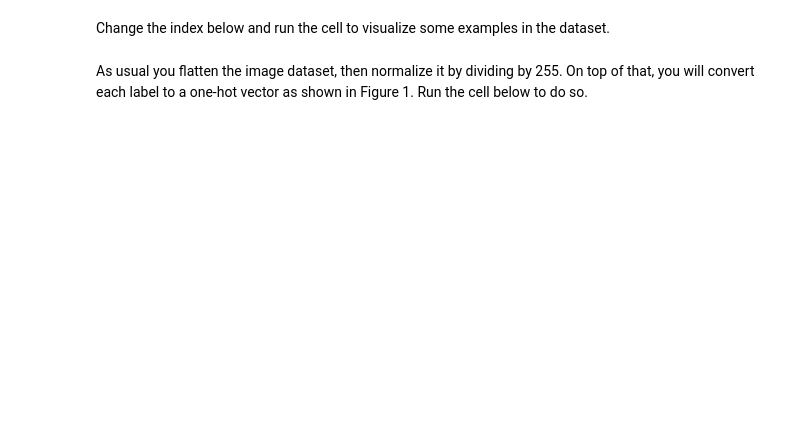
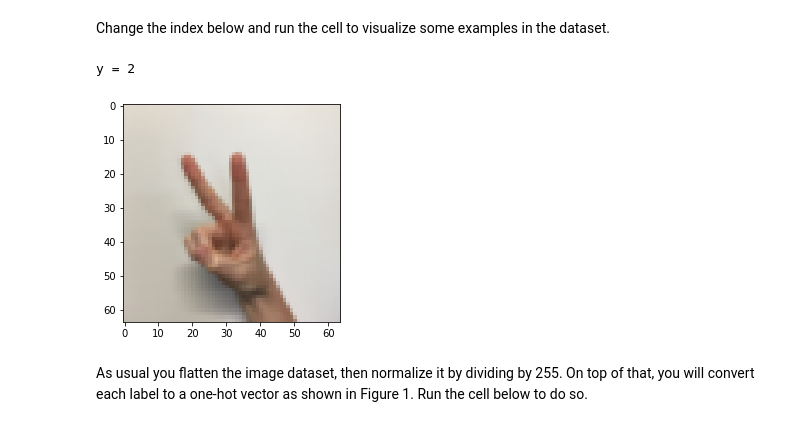
Before and after one commit to damianiRiccardo90/DL-Specialization, a Jupyter notebook: C2-Improving_Deep_Neural_Networks/W3-Hyperparameter_tuning_Batch_Normalization_and_Programming_Frameworks/TensorFlow_Tutorial_v3b.ipynb, the cells around one changed output. Saved outputs shown, nothing was run; the diff lists cells and outputs as text; code cells hidden in the pictures; blank space fills up the shorter version.

```diff
--- a/C2-Improving_Deep_Neural_Networks/W3-Hyperparameter_tuning_Batch_Normalization_and_Programming_Frameworks/TensorFlow_Tutorial_v3b.ipynb
+++ b/C2-Improving_Deep_Neural_Networks/W3-Hyperparameter_tuning_Batch_Normalization_and_Programming_Frameworks/TensorFlow_Tutorial_v3b.ipynb
@@ -480,9 +478,12 @@ X_train_orig, Y_train_orig, X_test_orig, Y_test_orig, classes = load_dataset()
 Change the index below and run the cell to visualize some examples in the dataset.
 # %%
 # Example of a picture
-index = 0
+index = 4
 plt.imshow(X_train_orig[index])
 print ("y = " + str(np.squeeze(Y_train_orig[:, index])))
+# %% [output]
+y = 2
+[figure, added]
 # %% [markdown]
 As usual you flatten the image dataset, then normalize it by dividing by 255. On top of that, you will convert each label to a one-hot vector as shown in Figure 1. Run the cell below to do so.
 # %%
```
Also changed, not shown: parts of 24 cells of this notebook.
